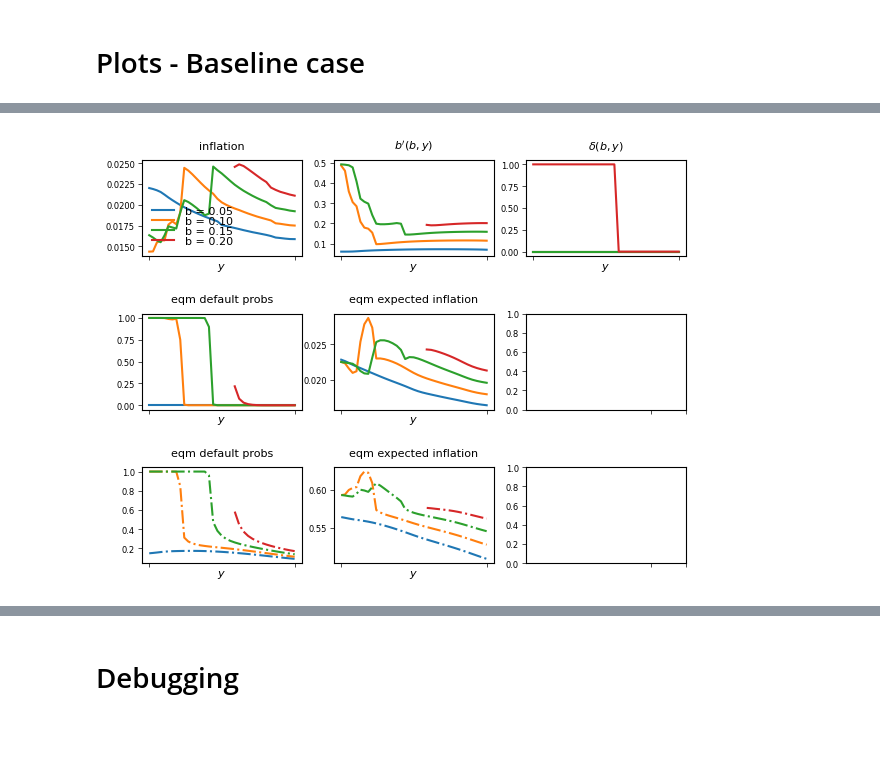
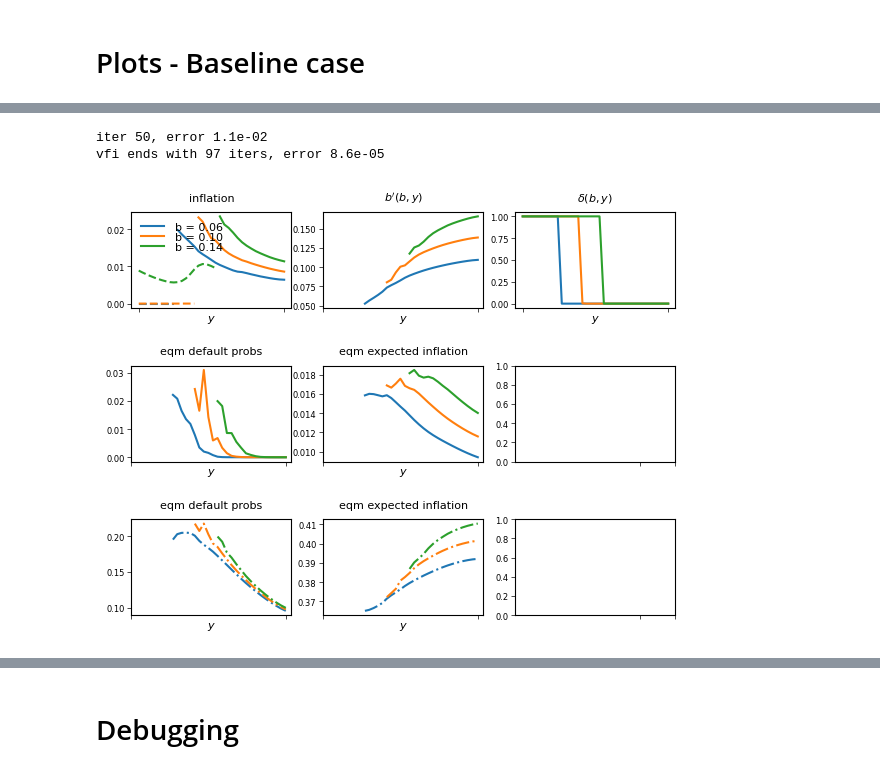
Before and after one commit to carlogalli/colab-gpu, a Jupyter notebook: reducedform_v2.ipynb, the cells around one changed output, grey strips where cells are left out. Saved outputs shown, nothing was run; the diff lists cells and outputs as text; code cells hidden in the pictures; blank space fills up the shorter version.

```diff
--- a/reducedform_v2.ipynb
+++ b/reducedform_v2.ipynb
@@ -2544,8 +2588,7 @@ vfi ends with 490 iters, error 9.9e-05
 ##
 #= Slides Plot =#
 
-fn = 1
-plot_slides(mp, ma, pe, pf, fignum=fn)
+plot_slides(mp, ma, pe, pf)
 
 fs_base = 8
 plot_style(
@@ -2656,5 +2732,4 @@ vfi ends with 330 iters, error 9.9e-05
 # %%
-##
 #= Slides Plot =#
 fignum = 1
 
@@ -2663,6 +2738,7 @@ begin
     ygrid = convert(Array, ma.ygrid)
     bprime_rep = convert(Array, ma.bprime_rep)
     Π_rep = convert(Array, ma.Π_rep)
+    Π_def = convert(Array, ma.Π_def)
     def_policy = convert(Array, ma.def_policy)
     expdef_short_eqm_rep = convert(Array, pe.expdef_short_eqm_rep)
     expinf_short_eqm_rep = convert(Array, pe.expinf_short_eqm_rep)
@@ -2676,9 +2752,9 @@ rows=3; cols=3
 fig, axs = subplots(rows, cols, num=fignum, clear=true)
 
 b_mean = 0.10
-b_std = 0.025
+b_std = 0.02
 # ibs = [searchsortedfirst(bgrid, b_mean+b_std*j) for j in -1:0.5:0]
-ibs = [searchsortedfirst(bgrid, b_mean+b_std*j) for j in -2:2:4]
+ibs = [searchsortedfirst(bgrid, b_mean+b_std*j) for j in -2:2:2]
 
 for ib in ibs
     b=bgrid[ib]
@@ -2690,7 +2766,7 @@ for ib in ibs
     sca(axs[1,1]); title("inflation")
     l1,=plot(ygrid[repind], Π_rep[ib,repind].-1, "-", label = @sprintf("b = %.2f", b))
     c=l1.get_color()
-    # plot(ygrid[defind], Π_def[ib,defind].-1, "--",color=c)
+    plot(ygrid[defind], Π_def[ib,defind].-1, "--",color=c)
     xlabel(L"y")
 
     sca(axs[1,2]); title(L"b'(b, y)")
@@ -2705,33 +2781,35 @@ for ib in ibs
     sca(axs[2,1]); title("eqm default probs")
     plot(ygrid[repind], expdef_short_eqm_rep[ib,repind],"-",color=c)
     xlabel(L"y")
 
     sca(axs[2,2]); title("eqm expected inflation")
     plot(ygrid[repind], expinf_short_eqm_rep[ib,repind].-1,"-",color=c)
     xlabel(L"y")
 
     sca(axs[3,1]); title("eqm default probs")
     plot(ygrid[repind], expdef_long_eqm_rep[ib,repind],"-.",color=c)
     xlabel(L"y")
 
     sca(axs[3,2]); title("eqm expected inflation")
     plot(ygrid[repind], expinf_long_eqm_rep[ib,repind].-1,"-.",color=c)
     xlabel(L"y")
 end
 
 for i in 1:rows*cols
     sca(axs[i])
     xticks([ygrid[1], ygrid[end]], [])
 end
 
 fs_base = 8
 plot_style(
     fn, fs=fs_base, fs_legend=fs_base, fs_label=fs_base, format_tick_labels=false,
     yticklabsize=fs_base-2, xticklabsize=fs_base-2, tick_direction="out", tick_pad=2,
     tick_width=0.5, tick_length=3, hl=2, legend_loc=0, xlabel_coords=(0.5, -0.05),
     ylabel_coords=(-0.05,0.5), title_coords=(0.5,1.03))
 subplots_adjust(left=0.1, right=0.95, top=0.94, bottom=0.1, wspace=0.2, hspace=0.6)
 # %% [output]
+iter 50, error 1.1e-02
+vfi ends with 97 iters, error 8.6e-05
-[figure, old version]
+[figure, new version]
 # %%
 plot_eqm_b(mp, ma, pe, pf)
```
Also changed, not shown: parts of 21 cells of this notebook.
